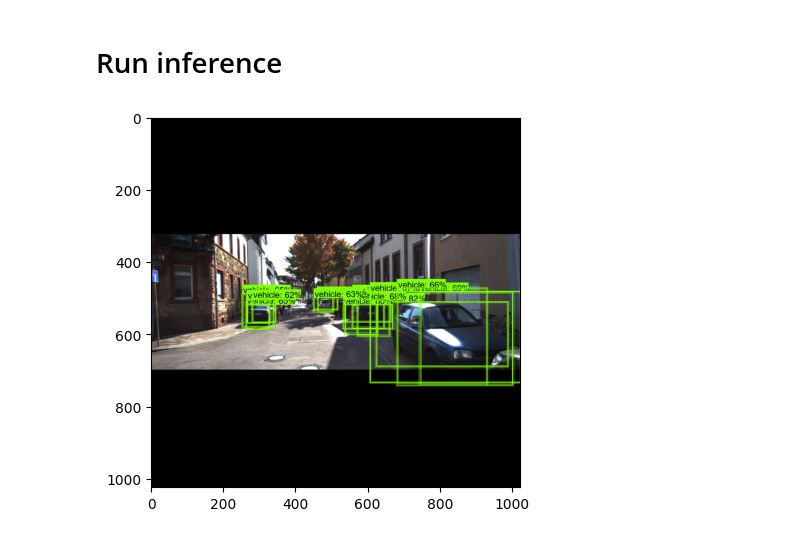
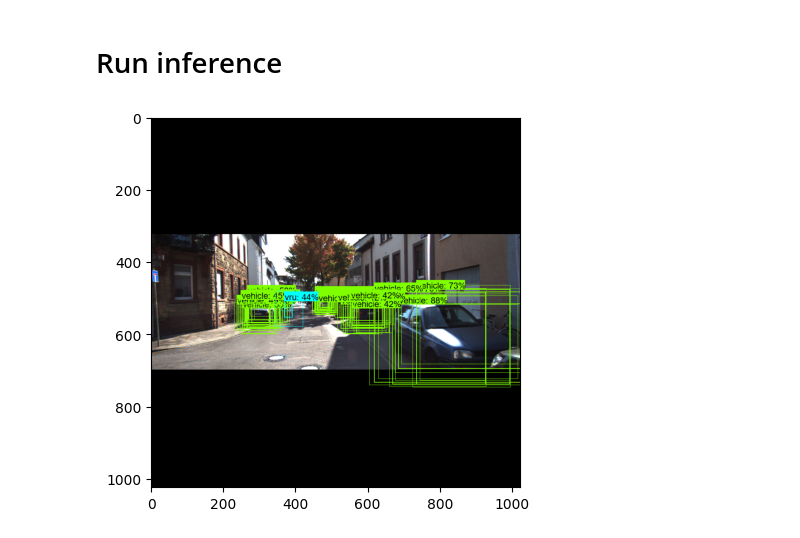
Before and after one commit to 082T/KvantifikacijaStabilnostiOgledniPrimjer, a Jupyter notebook: ExampleTrainInference.ipynb, the cells around one changed output. Drawn from its saved outputs; the diff is of its cells as text; code cells hidden in the pictures.

```diff
--- a/ExampleTrainInference.ipynb
+++ b/ExampleTrainInference.ipynb
@@ -181,6 +274,8 @@ for var in trainable_variables:
     if any([var.name.startswith(prefix) for prefix in prefixes_to_train]):
         to_fine_tune.append(var)
 # %%
+# train step function, computes and applies gradients to the model
+
 def get_model_train_step_function(model, optimizer, vars_to_fine_tune):
     @tf.function
     def train_step_fn(image_tensors,
@@ -232,7 +327,7 @@ def get_model_train_step_function(model, optimizer, vars_to_fine_tune):
             gradients = tape.gradient(total_loss, vars_to_fine_tune)
 
             # apply gradient clipping if neccessary
-            #gradients = [(tf.clip_by_value(grad, clip_value_min=-1, clip_value_max=1)) for grad in gradients]
+            gradients = [(tf.clip_by_value(grad, clip_value_min=-1, clip_value_max=1)) for grad in gradients]
 
             optimizer.apply_gradients(zip(gradients, vars_to_fine_tune))
 
@@ -243,6 +338,8 @@ def get_model_train_step_function(model, optimizer, vars_to_fine_tune):
         return return_loss
     return train_step_fn
 
+
+# validation function, returns classification and localization loss
 
 def get_model_loss_function(model):
     @tf.function
@@ -262,6 +359,7 @@ def get_model_loss_function(model):
             prediction_dict = model.predict(preprocessed_images, shapes)
             box_pred = prediction_dict["box_encodings"]
 
+            # split output into mean and var output
             box_encodings = tf.concat(
                 [
                     box_pred[0, 0:98304, :],
@@ -295,10 +393,10 @@ def get_model_loss_function(model):
         return total_loss
     return train_step_fn
 # %%
-learning_rate = 0.0001  # lower learning_rate should be used for bigger training
+learning_rate = 0.00001  # lower learning_rate should be used for bigger training
 # 0.000001 - 0.000000001
 
-optimizer = tf.keras.optimizers.Adam(learning_rate=learning_rate)
+optimizer = tf.keras.optimizers.Adam(learning_rate=learning_rate)  # Adam gave better training results
 #optimizer = tf.keras.optimizers.SGD(learning_rate=learning_rate, momentum=0.9)
 train_step_fn = get_model_train_step_function(
     detection_model, optimizer, to_fine_tune
@@ -385,6 +489,7 @@ for i in range(1, num_epochs + 1):
 
     while current_batch * batch_size < len(train_image_files):
         # get current batch files and labels
+        # label files should be in the same folder as image files. With only difference being .png -> .txt
         current_batch_files = train_image_files[current_batch * batch_size:(current_batch + 1) * batch_size]
         current_batch_labels = [
             file_name.replace(".png", ".txt") for file_name in current_batch_files
@@ -431,10 +536,12 @@ for i in range(1, num_epochs + 1):
         clear_output(wait=True)
         print(f"Done with epoch {i} batch {current_batch+1}/{num_batches}")
         current_batch += 1
-        # for testing
-        if current_batch == 200:
-            break
 
+        # for testing: break the execution of training early
+        #if current_batch == 200:
+        #    break
+
+    # add train losses
     train_loss["localization"] /= len(train_image_files)
     train_loss["classification"] /= len(train_image_files)
     train_losses["localization"].append(train_loss["localization"])
@@ -444,6 +551,7 @@ for i in range(1, num_epochs + 1):
     #save_checkpoint(detection_model, f"save_folder/ckpt{i}/checkpoint")
 
     ########################################################################################################
+    # end of training for the epoch, next is validation
     # comment out if validation is to be performed
     continue
     ########################################################################################################
@@ -452,6 +560,9 @@ for i in range(1, num_epochs + 1):
     val_loss = {}
     val_loss["localization"] = 0
     val_loss["classification"] = 0
+
+    # change localization loss if needed
+    # detection_model._localization_loss = ...
 
     for val_image_file in val_image_files:
         current_files = [val_image_file]
@@ -494,4 +605,7 @@ for i in range(1, num_epochs + 1):
     val_loss["classification"] /= len(val_image_files)
     val_losses["localization"].append(val_loss["localization"])
     val_losses["classification"].append(val_loss["classification"])
+
+    # change localization loss back if needed
+    # detection_model._localization_loss = ...
 # %% [output]
@@ -792,23 +926,29 @@ def plot_detections(image_np,
     else:
         plt.imshow(image_np_with_annotations)
 # %%
+# use a for loop if there are multiple image instances
+
 exa = tf.convert_to_tensor(examples[0], dtype=tf.float32)
 detections = detect(exa)
 
 detections["uncertainty_boxes"] = tf.exp(detections["uncertainty_boxes"])
 detections["uncertainty_boxes"] = detections["uncertainty_boxes"] ** 0.5
 detections["uncertainty_boxes"] = detections["uncertainty_boxes"] / 1024
 
+#print(detections["uncertainty_boxes"])
+
+# uncommenting image_name will save the image instead of plotting it
+# figsize and min_score_threshold can be modified
 plot_detections(
     examples[0][0],
     detections["detection_boxes"][0].numpy(),
     detections["detection_classes"][0].numpy().astype(np.uint32) + 1,
     detections["detection_scores"][0].numpy(),
     detections["uncertainty_boxes"][0].numpy(),
     category_index,
     figsize=(10, 10),
     #image_name="example.jpg",
-    min_score_thresh=0.60
+    min_score_thresh=0.40
 )
 # %% [output]
-[figure, old version]
+[figure, new version]
```
Also changed, not shown: parts of 16 cells of this notebook.
